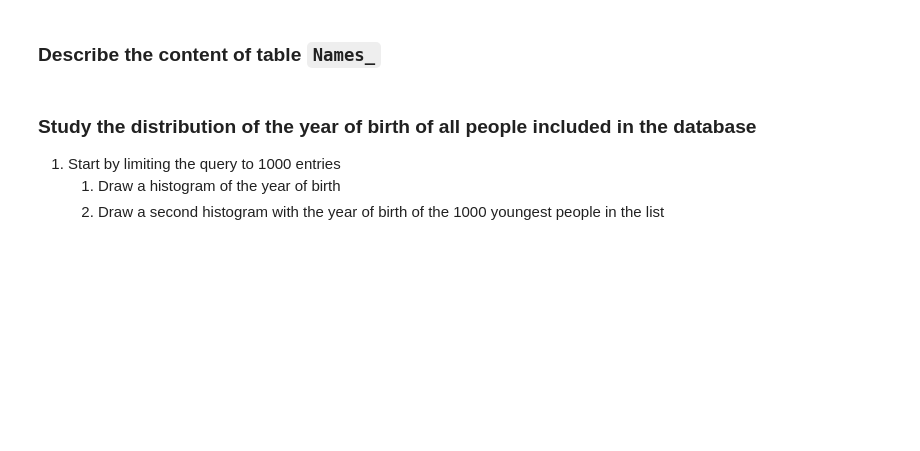
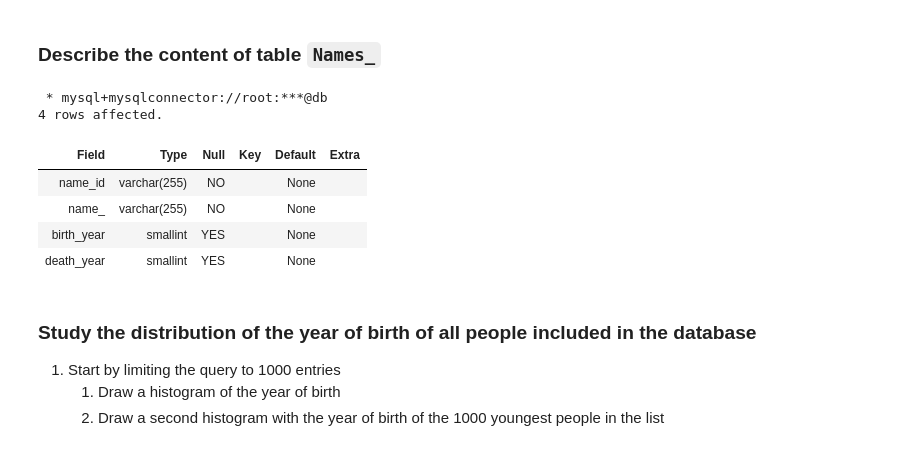
Before and after one commit to AmorosettiG/MAPD_B, a Jupyter notebook: mysql/notebooks/MySQL.ipynb, the cells around one changed output. Cells and saved outputs as stored; diff of their text form; code cells hidden in the pictures; blank space fills up the shorter version.

```diff
--- a/mysql/notebooks/MySQL.ipynb
+++ b/mysql/notebooks/MySQL.ipynb
@@ -1763,5 +1845,17 @@ To start working with the IMDb database, we need to import it into our environme
 # %% [markdown]
 ### Describe the content of table `Names_`
+# %%
+%%sql
+
+DESCRIBE Names_;
+# %% [output]
+ * mysql+mysqlconnector://root:***@db
+4 rows affected.
+| Field | Type | Null | Key | Default | Extra |
+| name_id | varchar(255) | NO |  | None |  |
+| name_ | varchar(255) | NO |  | None |  |
+| birth_year | smallint | YES |  | None |  |
+| death_year | smallint | YES |  | None |  |
 # %% [markdown]
 ### Study the distribution of the year of birth of all people included in the database
 
```
Also changed, not shown: parts of 26 cells of this notebook.
